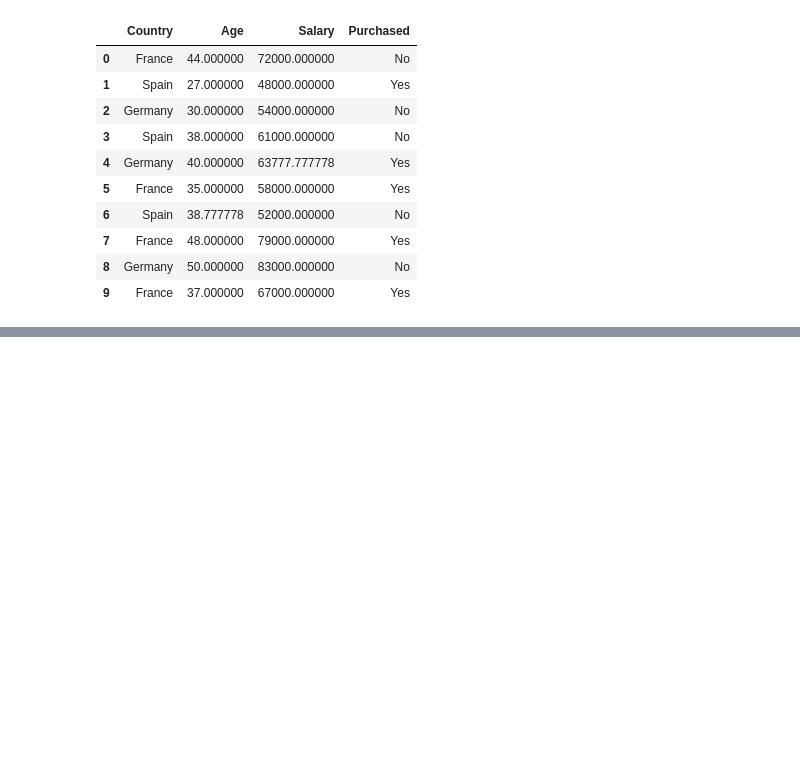
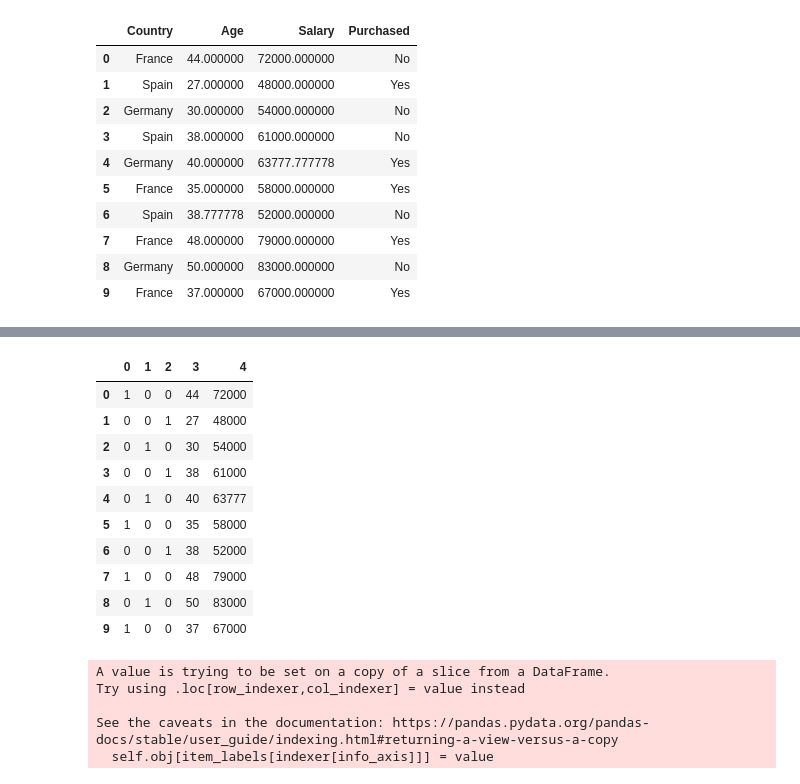
Before and after one commit to hemrajojha/CSC410, a Jupyter notebook: Unit_3.ipynb, the cells around one changed output, grey strips where cells are left out. Saved outputs shown, nothing was run; the diff lists cells and outputs as text; code cells hidden in the pictures; blank space fills up the shorter version.

```diff
--- a/Unit_3.ipynb
+++ b/Unit_3.ipynb
@@ -159,0 +169,7 @@ Y = dataset.iloc[:,[3]]       #or Y=dataset.iloc[:,-1:]
+# %%
+#The next step is usually to create an object of that class. We will call our object lEncoder.
+lEncoder = LabelEncoder()
+# %%
+#As you can see the first column contains data in text form. We can observe that there are 3 categories, France, Spain & Germany.
+#Now to convert this into numerical we can use following code:
+X.iloc[:,0] = lEncoder.fit_transform(X.iloc[:,0])
@@ -159,0 +217,6 @@ Y = dataset.iloc[:,[3]]       #or Y=dataset.iloc[:,-1:]
+# %%
+#takes a value of the index of the column
+columnTransformer = ColumnTransformer([('encoder', OneHotEncoder(), [0])],   remainder='passthrough')
+# %%
+#X = columnTransformer.fit_transform(X).toarray()
+X=np.array(columnTransformer.fit_transform(X),dtype=np.float)
@@ -159,0 +250,14 @@ Y = dataset.iloc[:,[3]]       #or Y=dataset.iloc[:,-1:]
+# %%
+pd.DataFrame(X,dtype=int)
+# %% [output]
+|  | 0 | 1 | 2 | 3 | 4 |
+| 0 | 1 | 0 | 0 | 44 | 72000 |
+| 1 | 0 | 0 | 1 | 27 | 48000 |
+| 2 | 0 | 1 | 0 | 30 | 54000 |
+| 3 | 0 | 0 | 1 | 38 | 61000 |
+| 4 | 0 | 1 | 0 | 40 | 63777 |
+| 5 | 1 | 0 | 0 | 35 | 58000 |
+| 6 | 0 | 0 | 1 | 38 | 52000 |
+| 7 | 1 | 0 | 0 | 48 | 79000 |
+| 8 | 0 | 1 | 0 | 50 | 83000 |
+| 9 | 1 | 0 | 0 | 37 | 67000 |
@@ -159,0 +266,10 @@ Y = dataset.iloc[:,[3]]       #or Y=dataset.iloc[:,-1:]
+# %%
+#Now will doing the Label Encoding with dependent variable (Y)
+labelEncoder_Y = LabelEncoder()
+Y.iloc[:,0] = labelEncoder_Y.fit_transform(Y.iloc[:,0])
+# %% [output]
+A value is trying to be set on a copy of a slice from a DataFrame.
+Try using .loc[row_indexer,col_indexer] = value instead
+
+See the caveats in the documentation: https://pandas.pydata.org/pandas-docs/stable/user_guide/indexing.html#returning-a-view-versus-a-copy
+  self.obj[item_labels[indexer[info_axis]]] = value
```
Also changed, not shown: parts of 29 cells of this notebook.
